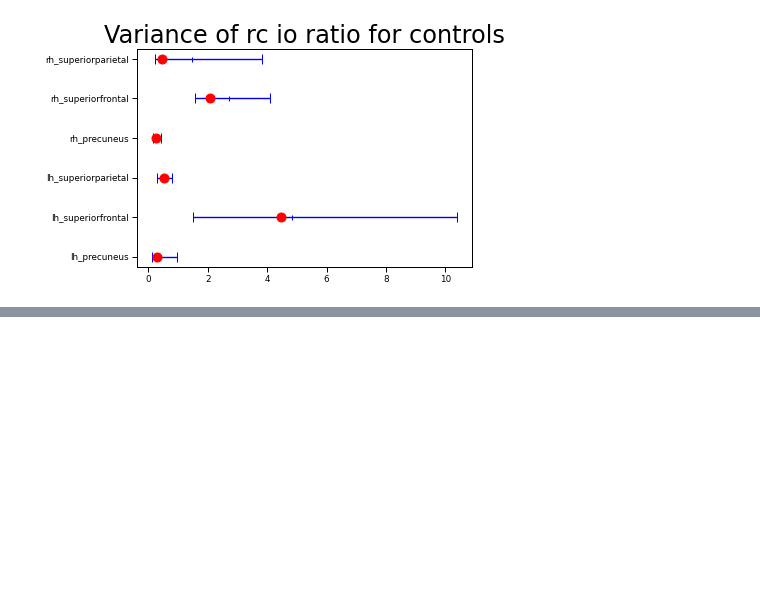
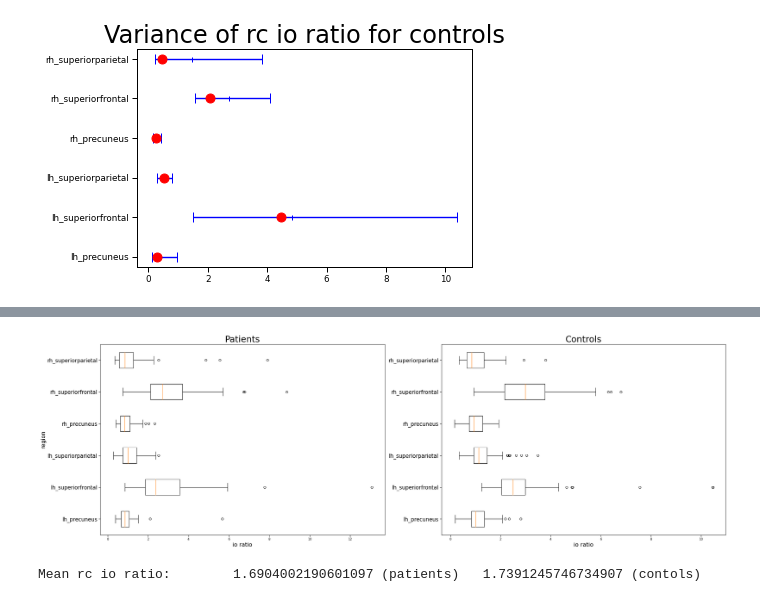
Before and after one commit to bjoernkoehn21/Reproduce-results-from-Senden-paper, a Jupyter notebook: SZ_analysis_subjectwise.ipynb, the cells around one changed output, grey strips where cells are left out. Saved outputs shown, nothing was run; the diff lists cells and outputs as text; code cells hidden in the pictures; blank space fills up the shorter version.

```diff
--- a/SZ_analysis_subjectwise.ipynb
+++ b/SZ_analysis_subjectwise.ipynb
@@ -1462,0 +1502,15 @@ np.vectorize(real_sampling)
+# %%
+## Investigate io ratio of rc regions.
+io_ratio_rc_patients = (input_rois_patients[:, mask_rc]
+                        / output_rois_patients[:, mask_rc])
+io_ratio_rc_controls = (input_rois_controls[:, mask_rc]
+                        / output_rois_controls[:, mask_rc])
+plot_rc_io_ratio(io_ratio_rc_patients, io_ratio_rc_controls)
+
+io_ratio_rc_mean_patients = io_ratio_rc_patients.mean()
+io_ratio_rc_mean_controls = io_ratio_rc_controls.mean()
+print('Mean rc io ratio:\t', io_ratio_rc_mean_patients,
+      '(patients)\t', io_ratio_rc_mean_controls, '(contols)')
+# %% [output]
+[figure, added]
+Mean rc io ratio:        1.6904002190601097 (patients)   1.7391245746734907 (contols)
```
Also changed, not shown: parts of 18 cells of this notebook, 8 other files.
